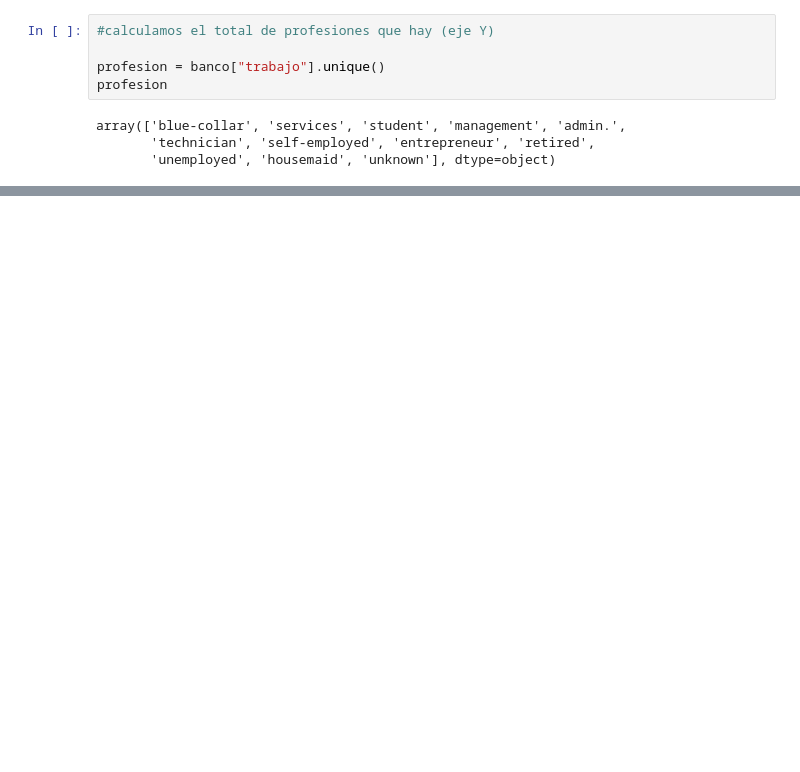
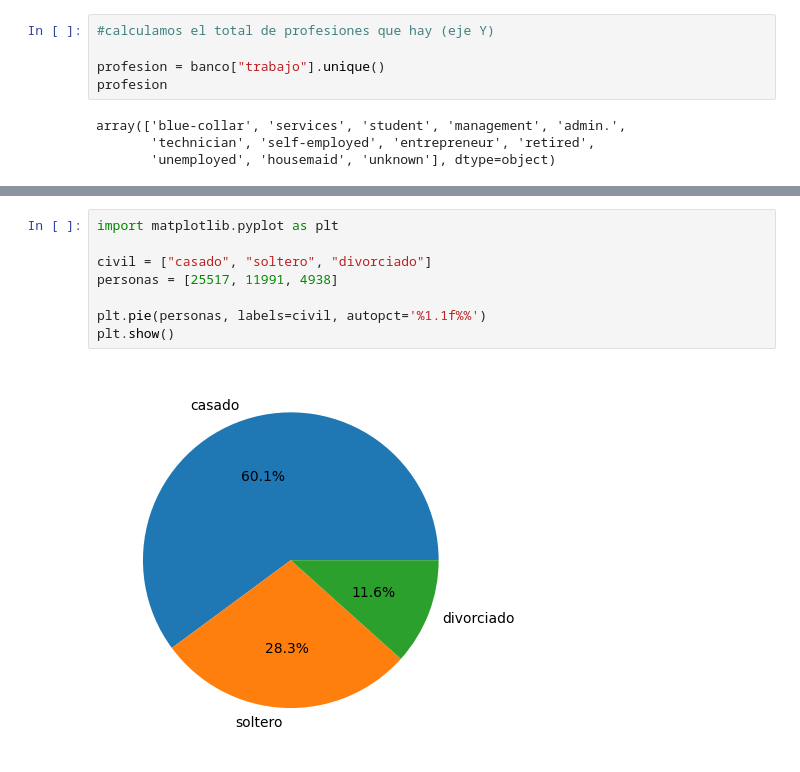
Before and after one commit to erxgli/Amacor_contexto_bancario, a Jupyter notebook: BANCO.ipynb, the cells around one changed output, grey strips where cells are left out. Cells and saved outputs as stored; diff of their text form; blank space fills up the shorter version.

Commit message:
grafico estado civil

```diff
--- a/BANCO.ipynb
+++ b/BANCO.ipynb
@@ -95,0 +121,10 @@ plt.show()
+# %%
+import matplotlib.pyplot as plt
+
+civil = ["casado", "soltero", "divorciado"]
+personas = [25517, 11991, 4938]
+
+plt.pie(personas, labels=civil, autopct='%1.1f%%')
+plt.show()
+# %% [output]
+[figure, added]
```
Also changed, not shown: parts of 6 cells of this notebook.
